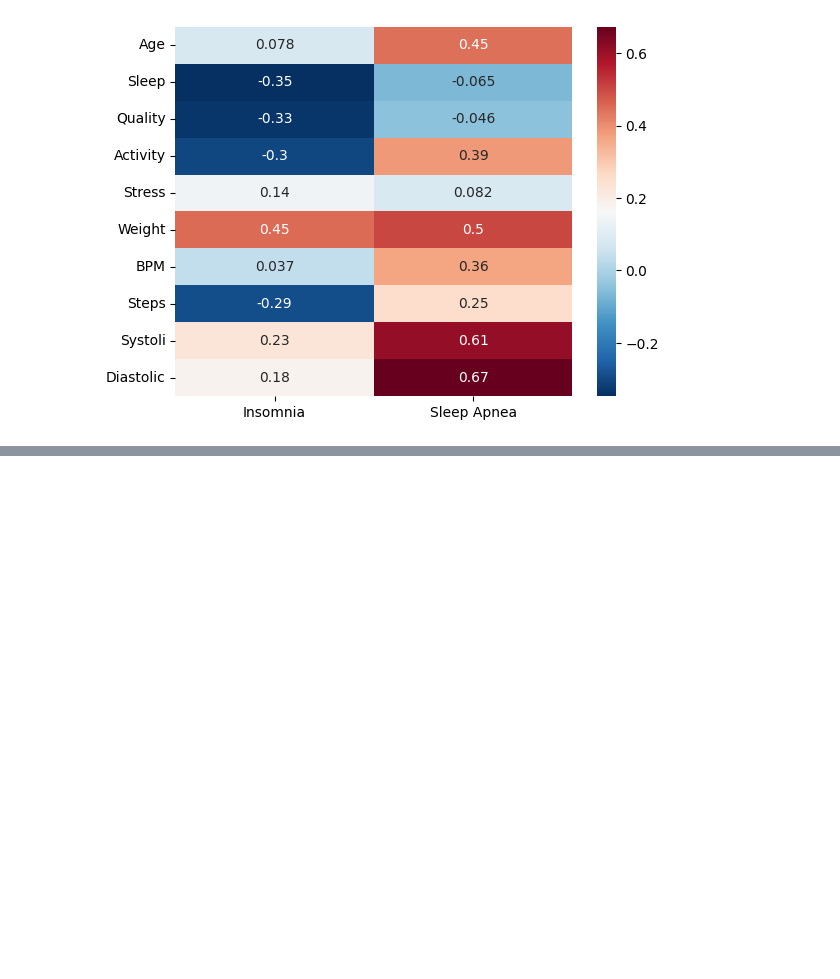
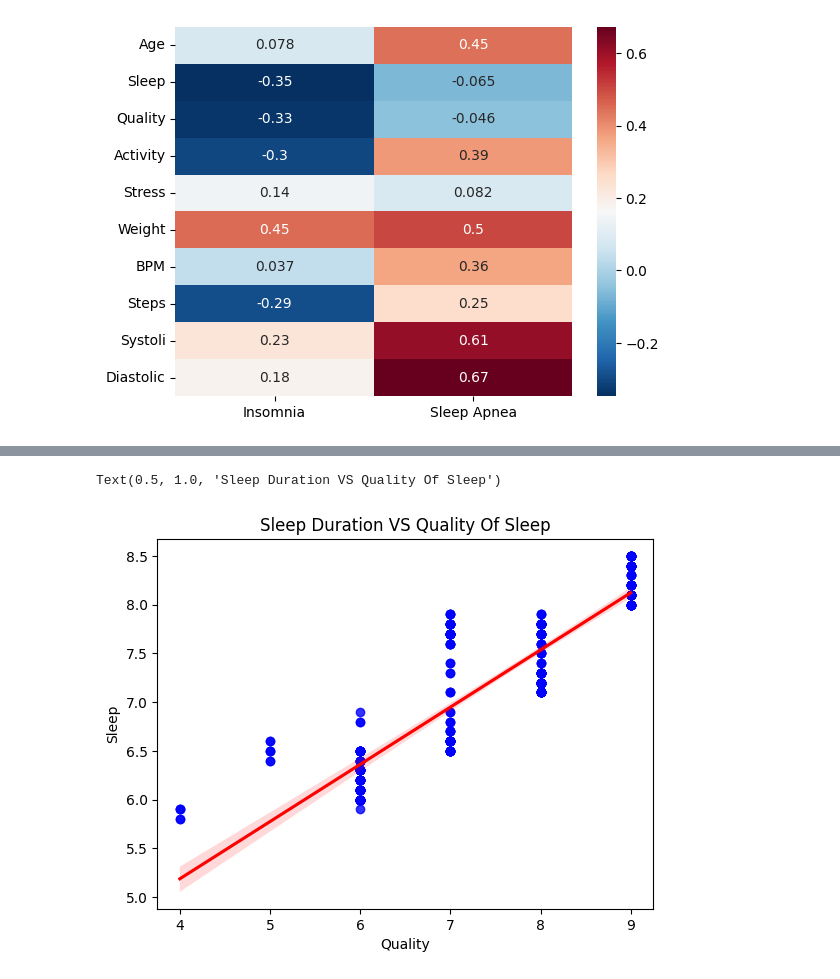
Before and after one commit to ArthurVerza/StrategicThinking.CA2, a Jupyter notebook: ArthurVerza_SrategicThinking_CA2.ipynb, the cells around one changed output, grey strips where cells are left out. Drawn from its saved outputs; the diff is of its cells as text; code cells hidden in the pictures; blank space fills up the shorter version.

```diff
--- a/ArthurVerza_SrategicThinking_CA2.ipynb
+++ b/ArthurVerza_SrategicThinking_CA2.ipynb
@@ -288,6 +190,0 @@ df.isnull().values.any()
-# %%
-# Convert all string columns to float
-df = df.apply(pd.to_numeric, errors='coerce')
-
-# Check the data types after conversion
-print(df.dtypes)
@@ -304,11 +190,0 @@ plt.show()
-# %%
-# Handle missing values
-df.dropna(inplace=True)
-
-# Encode categorical variables
-label_encoder = LabelEncoder()
-df['Job'] = label_encoder.fit_transform(df['Job'])
-
-# Split data into features and target
-X = df[['Age', 'Job', 'Quality', 'Activity', 'Stress', 'Blood', 'BPM', 'Steps']]
-y = df['Sleep']  # Assuming you may still want to predict the 'Disorder' column
@@ -323,0 +191,7 @@ pip install --upgrade pandas
+# %%
+#high positive correlation between Sleep duration and Quality Of Sleep
+sns.regplot(x='Quality',y='Sleep',data=df,scatter_kws={'color':'blue'},line_kws={'color':'red'})
+plt.title('Sleep Duration VS Quality Of Sleep')
+# %% [output]
+Text(0.5, 1.0, 'Sleep Duration VS Quality Of Sleep')
+[figure, added]
```
Also changed, not shown: parts of 30 cells of this notebook.
